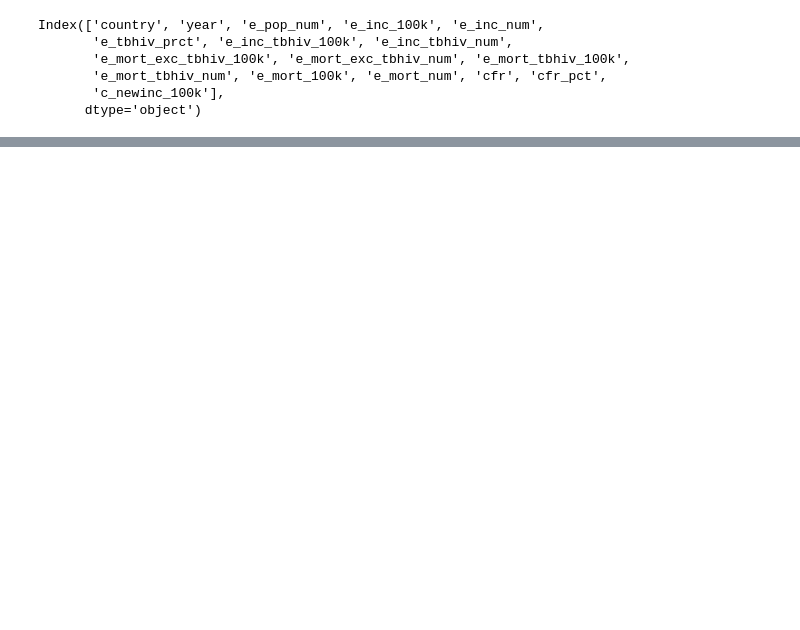
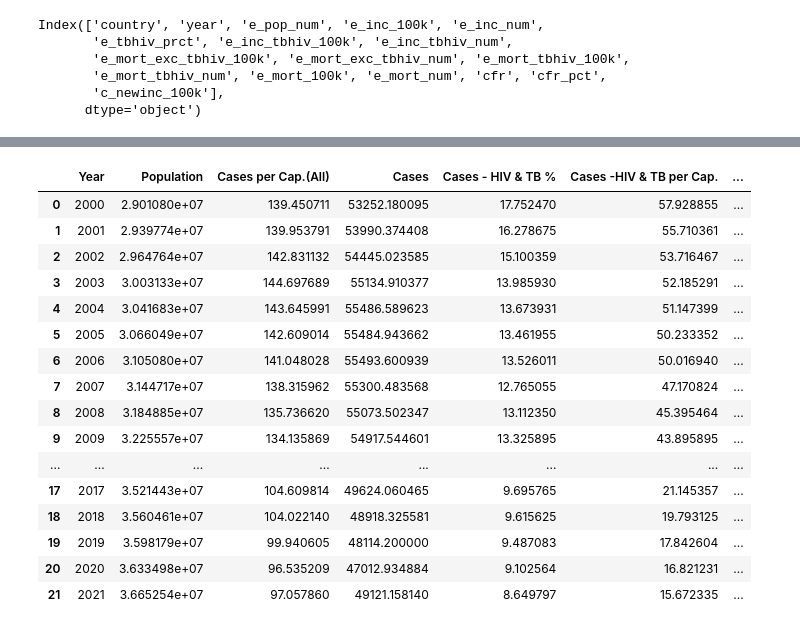
Before and after one commit to SamSchultz-bit/TB-Project, a Jupyter notebook: working_TB.ipynb, the cells around one changed output, grey strips where cells are left out. Cells and saved outputs as stored; diff of their text form; code cells hidden in the pictures; blank space fills up the shorter version.

```diff
--- a/working_TB.ipynb
+++ b/working_TB.ipynb
@@ -9,3 +9,8 @@ import matplotlib.pyplot as plt
 # %%
 # Import Clean CSV
 TB_Rates = Path('Resources/TB_Rates_Cleaned.csv')
+HDI = Path('Resources/HDI.csv')
+
+# Create Data Frame
+tb_rates_df = pd.read_csv(TB_Rates)
+hdi_df = pd.read_csv(HDI)
@@ -120,0 +101,28 @@ tb_rates_df
+# %%
+#Merge dataframes
+merged_df = pd.merge(tb_rates_df, hdi_df, how='inner', on='Country')
+
+
+#Create sorted dataframes
+#Find HDI quartiles
+merged_df.quantile([0.25,0.75])
+by_year_df = tb_rates_df.groupby(by="Year").mean()
+by_year_df.reset_index()
+# %% [output]
+|  | Year | Population | Cases per Cap.(All) | Cases | Cases - HIV & TB % | Cases -HIV & TB per Cap. | ... |
+| 0 | 2000 | 2.901080e+07 | 139.450711 | 53252.180095 | 17.752470 | 57.928855 | ... |
+| 1 | 2001 | 2.939774e+07 | 139.953791 | 53990.374408 | 16.278675 | 55.710361 | ... |
+| 2 | 2002 | 2.964764e+07 | 142.831132 | 54445.023585 | 15.100359 | 53.716467 | ... |
+| 3 | 2003 | 3.003133e+07 | 144.697689 | 55134.910377 | 13.985930 | 52.185291 | ... |
+| 4 | 2004 | 3.041683e+07 | 143.645991 | 55486.589623 | 13.673931 | 51.147399 | ... |
+| 5 | 2005 | 3.066049e+07 | 142.609014 | 55484.943662 | 13.461955 | 50.233352 | ... |
+| 6 | 2006 | 3.105080e+07 | 141.048028 | 55493.600939 | 13.526011 | 50.016940 | ... |
+| 7 | 2007 | 3.144717e+07 | 138.315962 | 55300.483568 | 12.765055 | 47.170824 | ... |
+| 8 | 2008 | 3.184885e+07 | 135.736620 | 55073.502347 | 13.112350 | 45.395464 | ... |
+| 9 | 2009 | 3.225557e+07 | 134.135869 | 54917.544601 | 13.325895 | 43.895895 | ... |
+| ... | ... | ... | ... | ... | ... | ... | ... |
+| 17 | 2017 | 3.521443e+07 | 104.609814 | 49624.060465 | 9.695765 | 21.145357 | ... |
+| 18 | 2018 | 3.560461e+07 | 104.022140 | 48918.325581 | 9.615625 | 19.793125 | ... |
+| 19 | 2019 | 3.598179e+07 | 99.940605 | 48114.200000 | 9.487083 | 17.842604 | ... |
+| 20 | 2020 | 3.633498e+07 | 96.535209 | 47012.934884 | 9.102564 | 16.821231 | ... |
+| 21 | 2021 | 3.665254e+07 | 97.057860 | 49121.158140 | 8.649797 | 15.672335 | ... |
```
Also changed, not shown: parts of 13 cells of this notebook.
